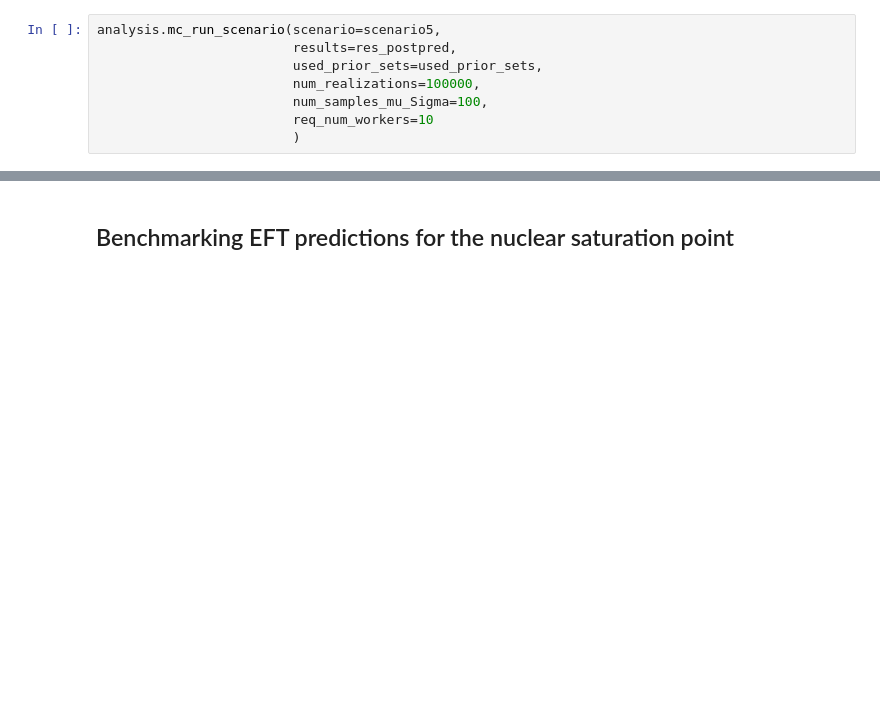
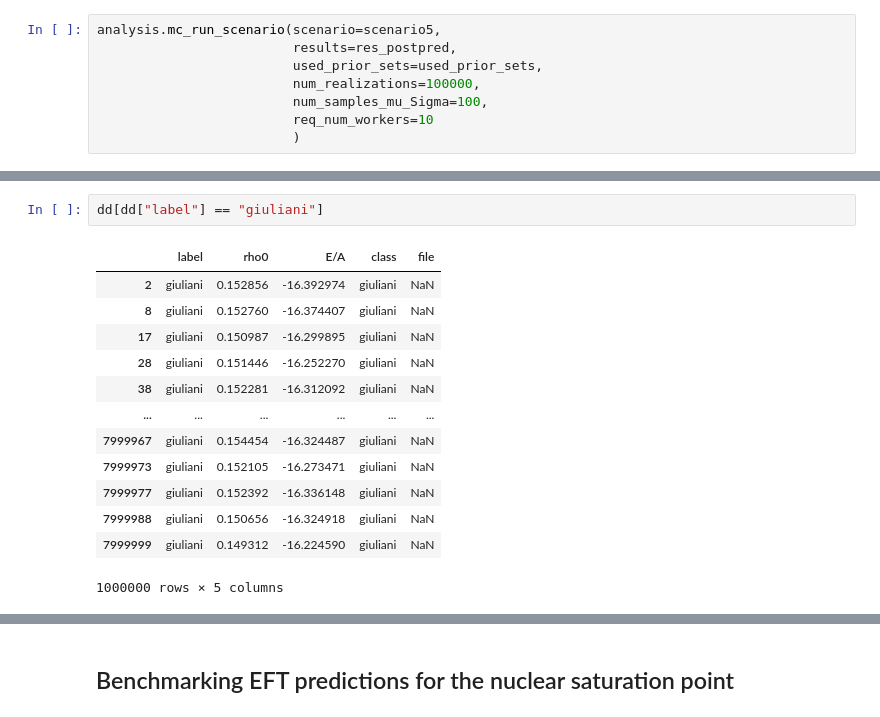
Before and after one commit to cdrischler/nuclear_saturation, a Jupyter notebook: analysis_conjugate_priors.ipynb, the cells around one changed output, grey strips where cells are left out. Cells and saved outputs as stored; diff of their text form; blank space fills up the shorter version.

```diff
--- a/analysis_conjugate_priors.ipynb
+++ b/analysis_conjugate_priors.ipynb
@@ -332,3 +366,19 @@ analysis.mc_run_scenario(scenario=scenario5,
+# %%
+dd[dd["label"] == "giuliani"]
+# %% [output]
+|  | label | rho0 | E/A | class | file |
+| 2 | giuliani | 0.152856 | -16.392974 | giuliani | NaN |
+| 8 | giuliani | 0.152760 | -16.374407 | giuliani | NaN |
+| 17 | giuliani | 0.150987 | -16.299895 | giuliani | NaN |
+| 28 | giuliani | 0.151446 | -16.252270 | giuliani | NaN |
+| 38 | giuliani | 0.152281 | -16.312092 | giuliani | NaN |
+| ... | ... | ... | ... | ... | ... |
+| 7999967 | giuliani | 0.154454 | -16.324487 | giuliani | NaN |
+| 7999973 | giuliani | 0.152105 | -16.273471 | giuliani | NaN |
+| 7999977 | giuliani | 0.152392 | -16.336148 | giuliani | NaN |
+| 7999988 | giuliani | 0.150656 | -16.324918 | giuliani | NaN |
+| 7999999 | giuliani | 0.149312 | -16.224590 | giuliani | NaN |
+1000000 rows × 5 columns
 # %%
 num_real = 1000000
 dframes = []
```
Also changed, not shown: parts of 9 cells of this notebook.
